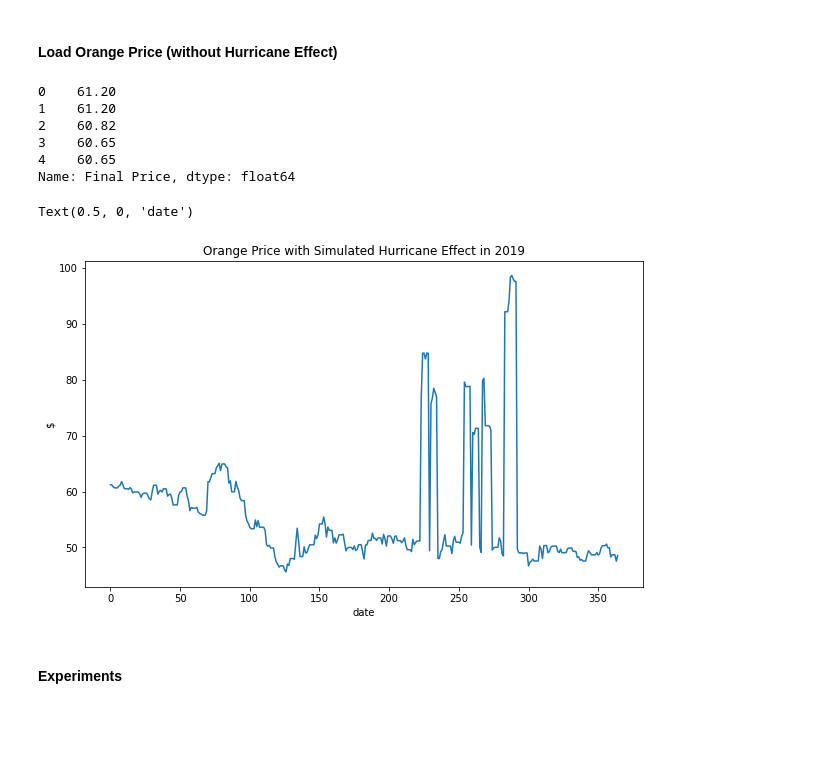
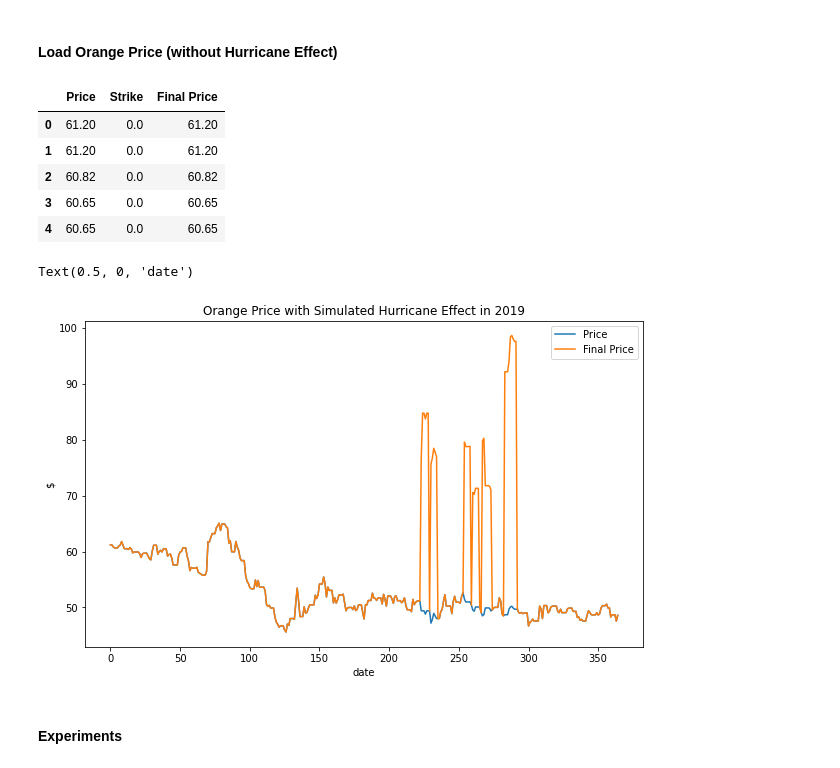
Before and after one commit to r50206v/E4404-Simulation-Project, a Jupyter notebook: Experiments.ipynb, the cells around one changed output. Saved outputs shown, nothing was run; the diff lists cells and outputs as text; code cells hidden in the pictures; blank space fills up the shorter version.

```diff
--- a/Experiments.ipynb
+++ b/Experiments.ipynb
@@ -53,23 +53,23 @@ figsize = (10, 6)
 #### Load Orange Price (without Hurricane Effect)
 # %%
 df = load_orange_price()
-orange_price = get_orange_price(df, seed=0)
+orange_price = get_orange_price(df, return_origin=True, seed=0)
 orange_price.head()
 # %% [output]
-0    61.20
-1    61.20
-2    60.82
-3    60.65
-4    60.65
-Name: Final Price, dtype: float64
+|  | Price | Strike | Final Price |
+| 0 | 61.20 | 0.0 | 61.20 |
+| 1 | 61.20 | 0.0 | 61.20 |
+| 2 | 60.82 | 0.0 | 60.82 |
+| 3 | 60.65 | 0.0 | 60.65 |
+| 4 | 60.65 | 0.0 | 60.65 |
 # %%
-orange_price.plot(figsize=(10, 6))
+orange_price[['Price', 'Final Price']].plot(figsize=(10, 6))
 plt.title('Orange Price with Simulated Hurricane Effect in 2019')
 plt.ylabel('$')
 plt.xlabel('date')
 # %% [output]
 Text(0.5, 0, 'date')
-[figure, old version]
+[figure, new version]
 # %% [markdown]
 #### Experiments
 # %%
```
Also changed, not shown: parts of 15 cells of this notebook, 3 other files.
